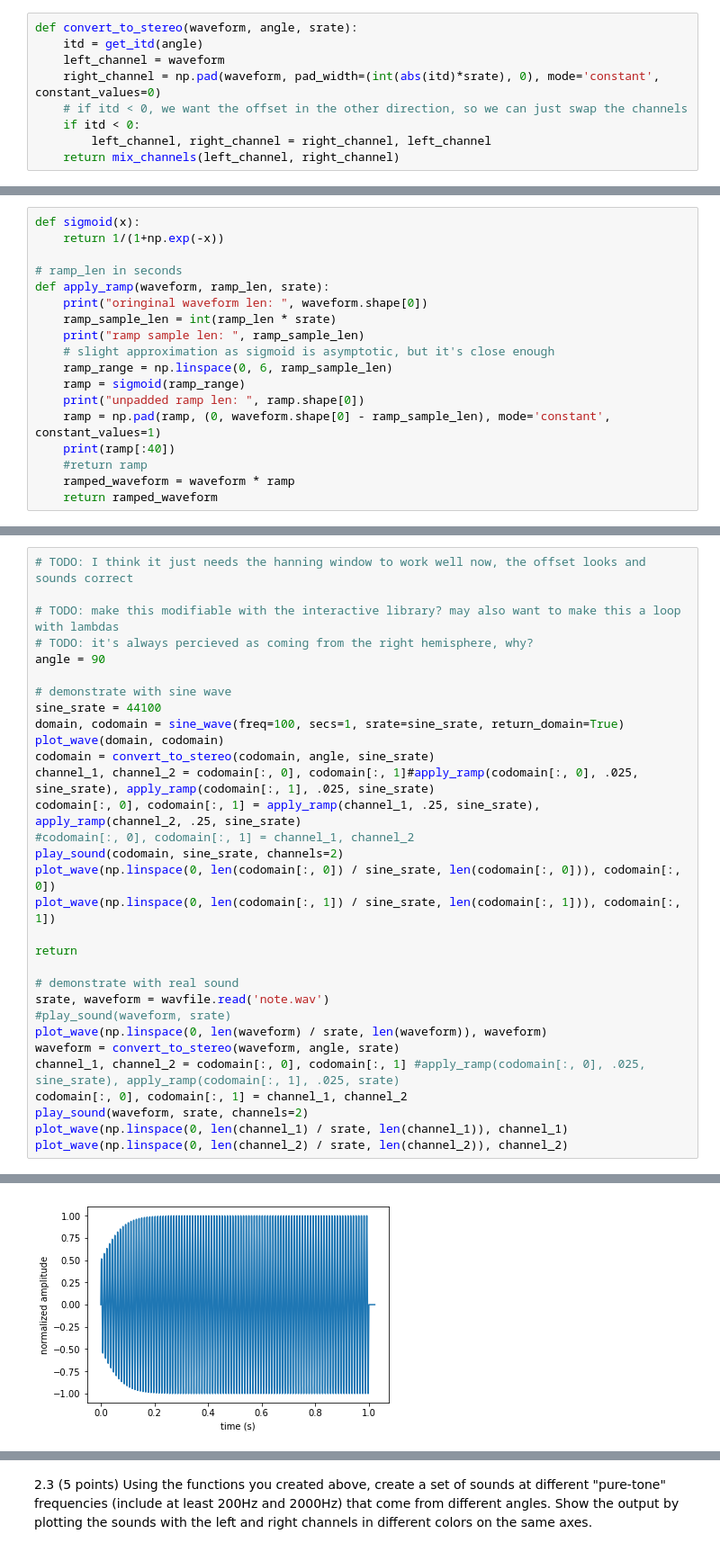
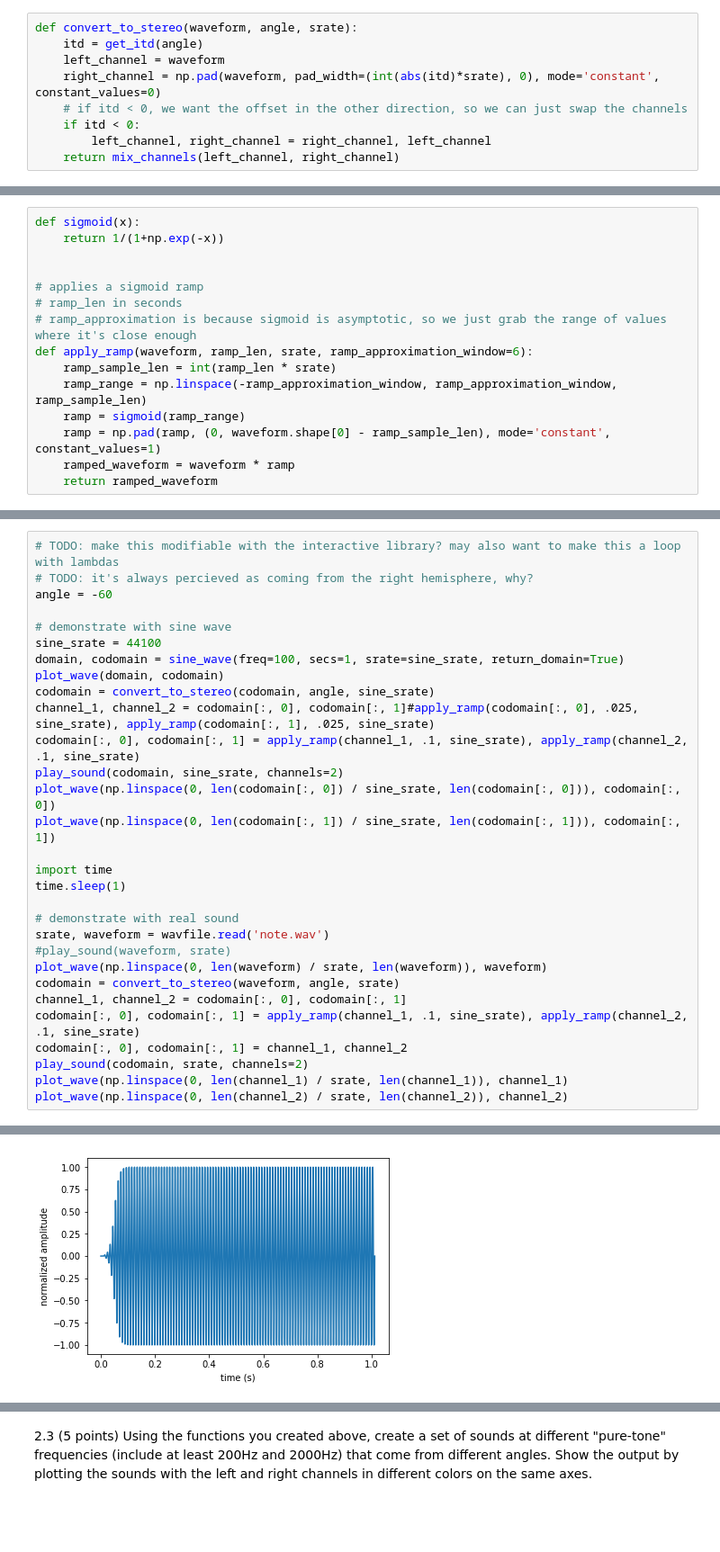
Before and after one commit to brennanmcfarland/computational-perception-class, a Jupyter notebook: CP-A3-bfm21.ipynb, the cells around one changed output, grey strips where cells are left out. Shown at 90% size. Saved outputs shown, nothing was run; the diff lists cells and outputs as text; blank space fills up the shorter version.

Commit message:
sound ramp works for real now

```diff
--- a/CP-A3-bfm21.ipynb
+++ b/CP-A3-bfm21.ipynb
@@ -130,18 +129,15 @@ def play_sound(data, srate, channels=1):
 def sigmoid(x):
     return 1/(1+np.exp(-x))
 
+
+# applies a sigmoid ramp
 # ramp_len in seconds
-def apply_ramp(waveform, ramp_len, srate):
-    print("oringinal waveform len: ", waveform.shape[0])
+# ramp_approximation is because sigmoid is asymptotic, so we just grab the range of values where it's close enough
+def apply_ramp(waveform, ramp_len, srate, ramp_approximation_window=6):
     ramp_sample_len = int(ramp_len * srate)
-    print("ramp sample len: ", ramp_sample_len)
-    # slight approximation as sigmoid is asymptotic, but it's close enough
-    ramp_range = np.linspace(0, 6, ramp_sample_len)
+    ramp_range = np.linspace(-ramp_approximation_window, ramp_approximation_window, ramp_sample_len)
     ramp = sigmoid(ramp_range)
-    print("unpadded ramp len: ", ramp.shape[0])
     ramp = np.pad(ramp, (0, waveform.shape[0] - ramp_sample_len), mode='constant', constant_values=1)
-    print(ramp[:40])
-    #return ramp
     ramped_waveform = waveform * ramp
     return ramped_waveform
 # %%
@@ -166,9 +152,7 @@ unpadded ramp len:  10
 # %%
-# TODO: I think it just needs the hanning window to work well now, the offset looks and sounds correct
-
 # TODO: make this modifiable with the interactive library? may also want to make this a loop with lambdas
 # TODO: it's always percieved as coming from the right hemisphere, why?
-angle = 90
+angle = -60
 
 # demonstrate with sine wave
 sine_srate = 44100
@@ -176,22 +160,23 @@ domain, codomain = sine_wave(freq=100, secs=1, srate=sine_srate, return_domain=T
 plot_wave(domain, codomain)
 codomain = convert_to_stereo(codomain, angle, sine_srate)
 channel_1, channel_2 = codomain[:, 0], codomain[:, 1]#apply_ramp(codomain[:, 0], .025, sine_srate), apply_ramp(codomain[:, 1], .025, sine_srate)
-codomain[:, 0], codomain[:, 1] = apply_ramp(channel_1, .25, sine_srate), apply_ramp(channel_2, .25, sine_srate)
-#codomain[:, 0], codomain[:, 1] = channel_1, channel_2
+codomain[:, 0], codomain[:, 1] = apply_ramp(channel_1, .1, sine_srate), apply_ramp(channel_2, .1, sine_srate)
 play_sound(codomain, sine_srate, channels=2)
 plot_wave(np.linspace(0, len(codomain[:, 0]) / sine_srate, len(codomain[:, 0])), codomain[:, 0])
 plot_wave(np.linspace(0, len(codomain[:, 1]) / sine_srate, len(codomain[:, 1])), codomain[:, 1])
 
-return
+import time
+time.sleep(1)
 
 # demonstrate with real sound
 srate, waveform = wavfile.read('note.wav')
 #play_sound(waveform, srate)
 plot_wave(np.linspace(0, len(waveform) / srate, len(waveform)), waveform)
-waveform = convert_to_stereo(waveform, angle, srate)
-channel_1, channel_2 = codomain[:, 0], codomain[:, 1] #apply_ramp(codomain[:, 0], .025, sine_srate), apply_ramp(codomain[:, 1], .025, srate)
+codomain = convert_to_stereo(waveform, angle, srate)
+channel_1, channel_2 = codomain[:, 0], codomain[:, 1]
+codomain[:, 0], codomain[:, 1] = apply_ramp(channel_1, .1, sine_srate), apply_ramp(channel_2, .1, sine_srate)
 codomain[:, 0], codomain[:, 1] = channel_1, channel_2
-play_sound(waveform, srate, channels=2)
+play_sound(codomain, srate, channels=2)
 plot_wave(np.linspace(0, len(channel_1) / srate, len(channel_1)), channel_1)
 plot_wave(np.linspace(0, len(channel_2) / srate, len(channel_2)), channel_2)
 # %% [output]
@@ -220 +185 @@ unpadded ramp len:  11025
-[figure, old version]
+[figure, new version]
```
Also changed, not shown: parts of 4 cells of this notebook.
